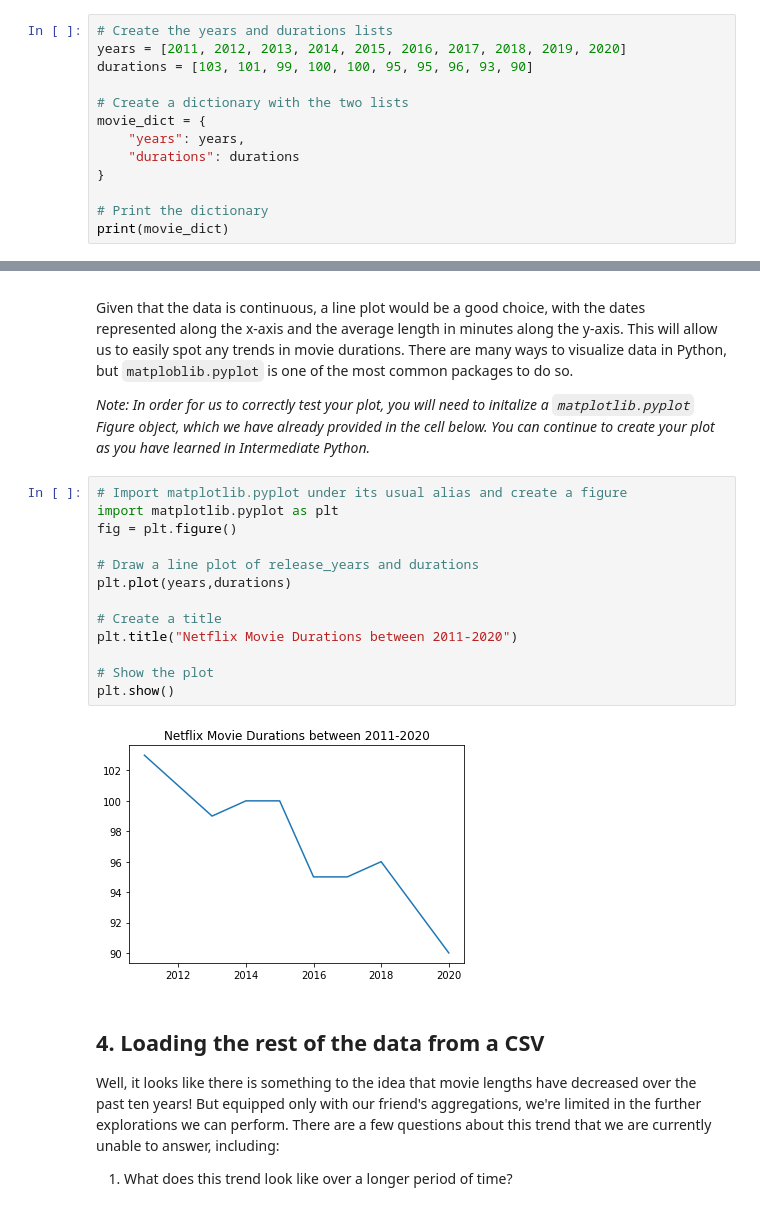
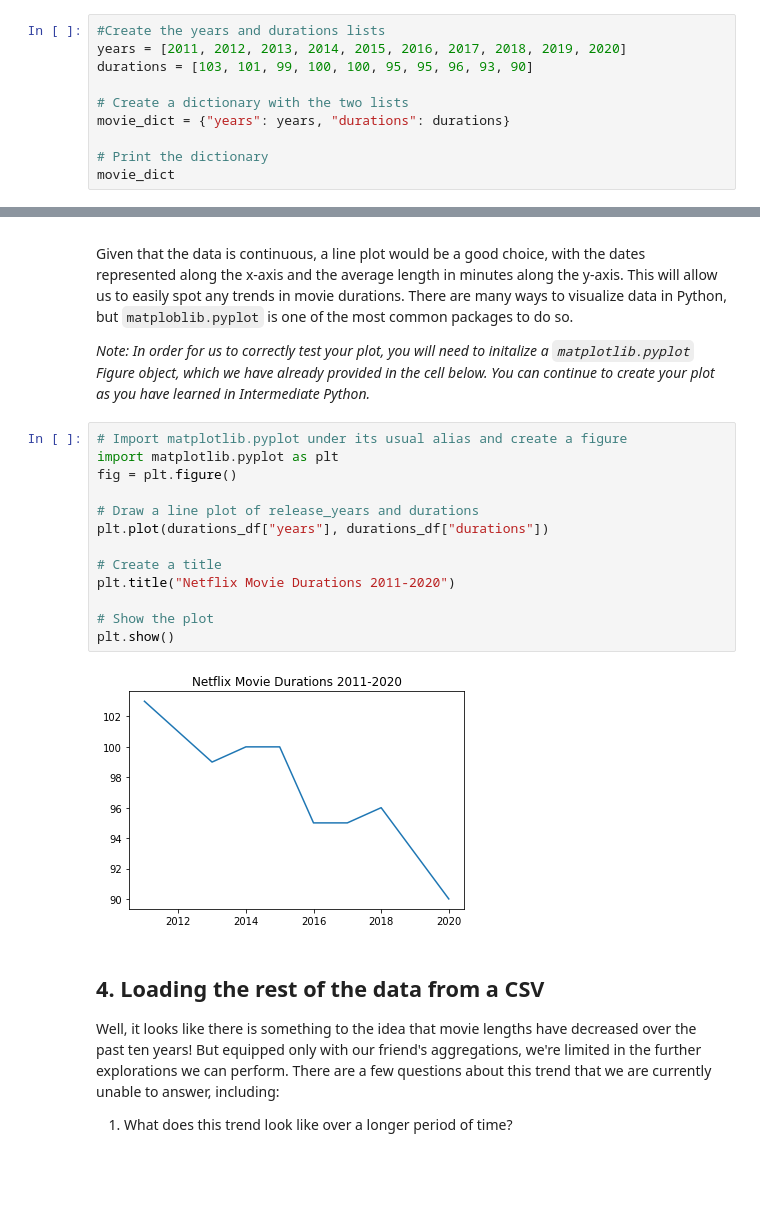
Before and after one commit to Imonuil12/Data-Science-Projects, a Jupyter notebook: Investigating Netflix Movies and Guest Stars in The Office/notebook.ipynb, the cells around one changed output, grey strips where cells are left out. Saved outputs shown, nothing was run; the diff lists cells and outputs as text; blank space fills up the shorter version.

```diff
--- a/Investigating Netflix Movies and Guest Stars in The Office/notebook.ipynb
+++ b/Investigating Netflix Movies and Guest Stars in The Office/notebook.ipynb
@@ -6,16 +6,13 @@
 <p>As evidence of this, they have provided us with the following information. For the years from 2011 to 2020, the average movie durations are 103, 101, 99, 100, 100, 95, 95, 96, 93, and 90, respectively.</p>
 <p>If we're going to be working with this data, we know a good place to start would be to probably start working with <code>pandas</code>. But first we'll need to create a DataFrame from scratch. Let's start by creating a Python object covered in <a href="https://learn.datacamp.com/courses/intermediate-python">Intermediate Python</a>: a dictionary!</p>
 # %%
-# Create the years and durations lists
+#Create the years and durations lists
 years = [2011, 2012, 2013, 2014, 2015, 2016, 2017, 2018, 2019, 2020]
 durations = [103, 101, 99, 100, 100, 95, 95, 96, 93, 90]
 
 # Create a dictionary with the two lists
-movie_dict = {
-    "years": years,
-    "durations": durations
-}
+movie_dict = {"years": years, "durations": durations}
 
 # Print the dictionary
-print(movie_dict)
+movie_dict
 # %% [output]
@@ -53,18 +50,18 @@ print(durations_df)
 # %%
 # Import matplotlib.pyplot under its usual alias and create a figure
 import matplotlib.pyplot as plt
 fig = plt.figure()
 
 # Draw a line plot of release_years and durations
-plt.plot(years,durations)
+plt.plot(durations_df["years"], durations_df["durations"])
 
 # Create a title
-plt.title("Netflix Movie Durations between 2011-2020")
+plt.title("Netflix Movie Durations 2011-2020")
 
 # Show the plot
 plt.show()
 # %% [output]
-[figure, old version]
+[figure, new version]
 # %% [markdown]
 ## 4. Loading the rest of the data from a CSV
 <p>Well, it looks like there is something to the idea that movie lengths have decreased over the past ten years! But equipped only with our friend's aggregations, we're limited in the further explorations we can perform. There are a few questions about this trend that we are currently unable to answer, including:</p>
```
Also changed, not shown: parts of 8 cells of this notebook.
